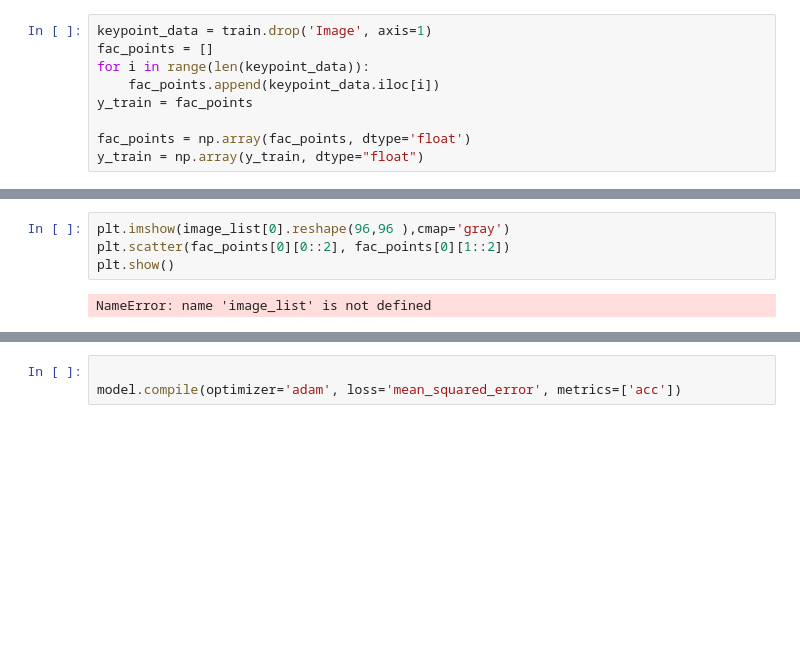
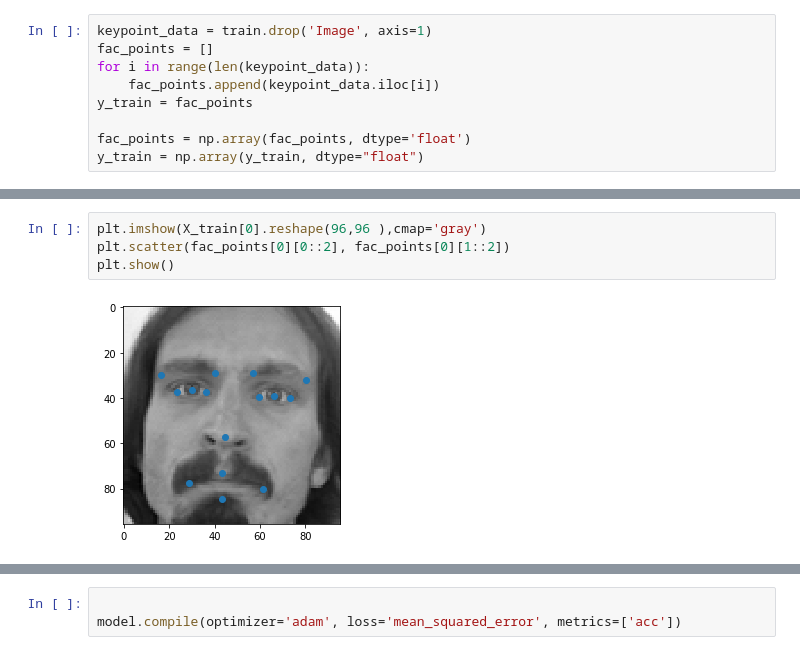
Before and after one commit to Harsh-2420/facial_keypoint, a Jupyter notebook: keypoints.ipynb, the cells around one changed output, grey strips where cells are left out. Saved outputs shown, nothing was run; the diff lists cells and outputs as text; blank space fills up the shorter version.

```diff
--- a/keypoints.ipynb
+++ b/keypoints.ipynb
@@ -59,6 +61,6 @@ len(fac_points[0])
 # %%
-plt.imshow(image_list[0].reshape(96,96 ),cmap='gray')
+plt.imshow(X_train[0].reshape(96,96 ),cmap='gray')
 plt.scatter(fac_points[0][0::2], fac_points[0][1::2])
 plt.show()
 # %% [output]
-NameError: name 'image_list' is not defined
+[figure, added]
```
Also changed, not shown: parts of 10 cells of this notebook, 2 other files.
